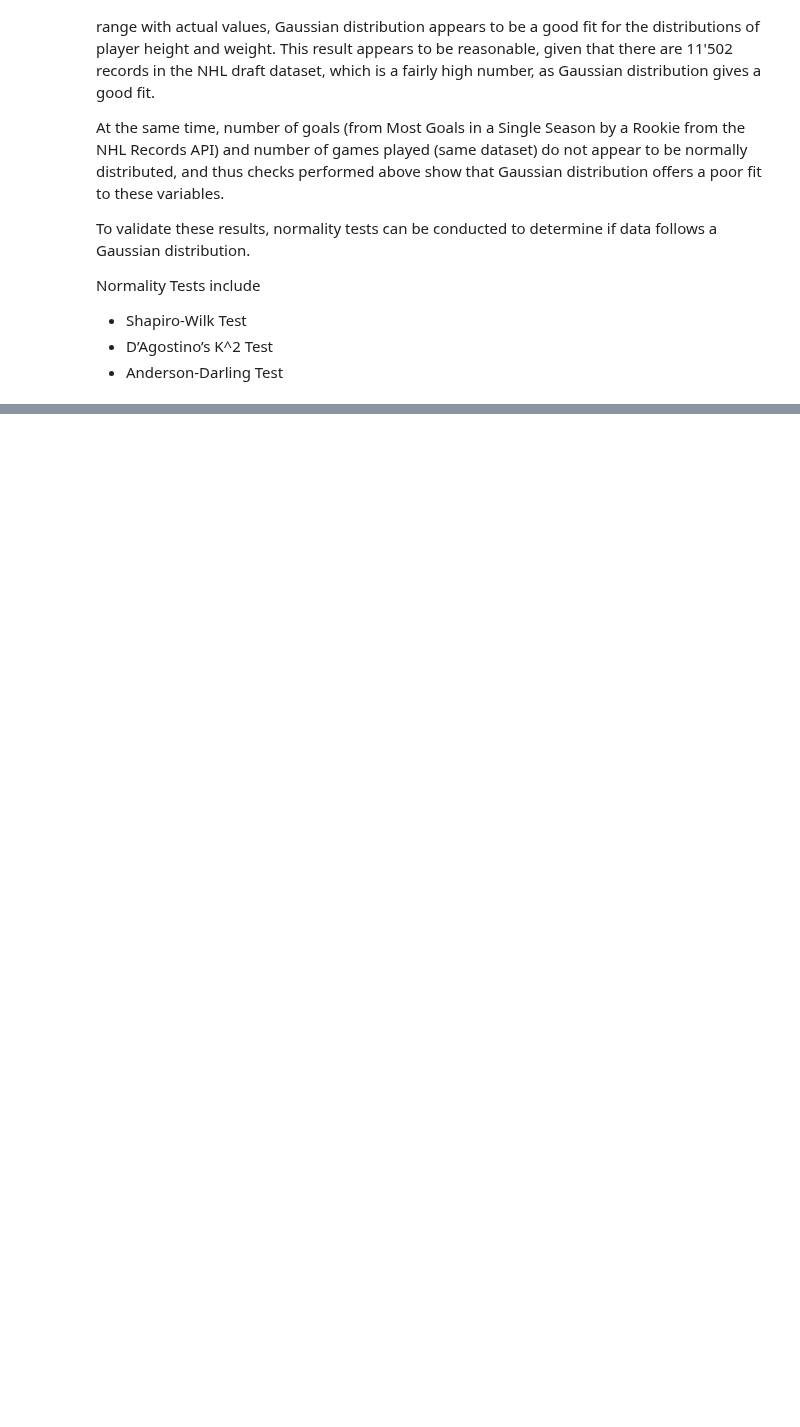
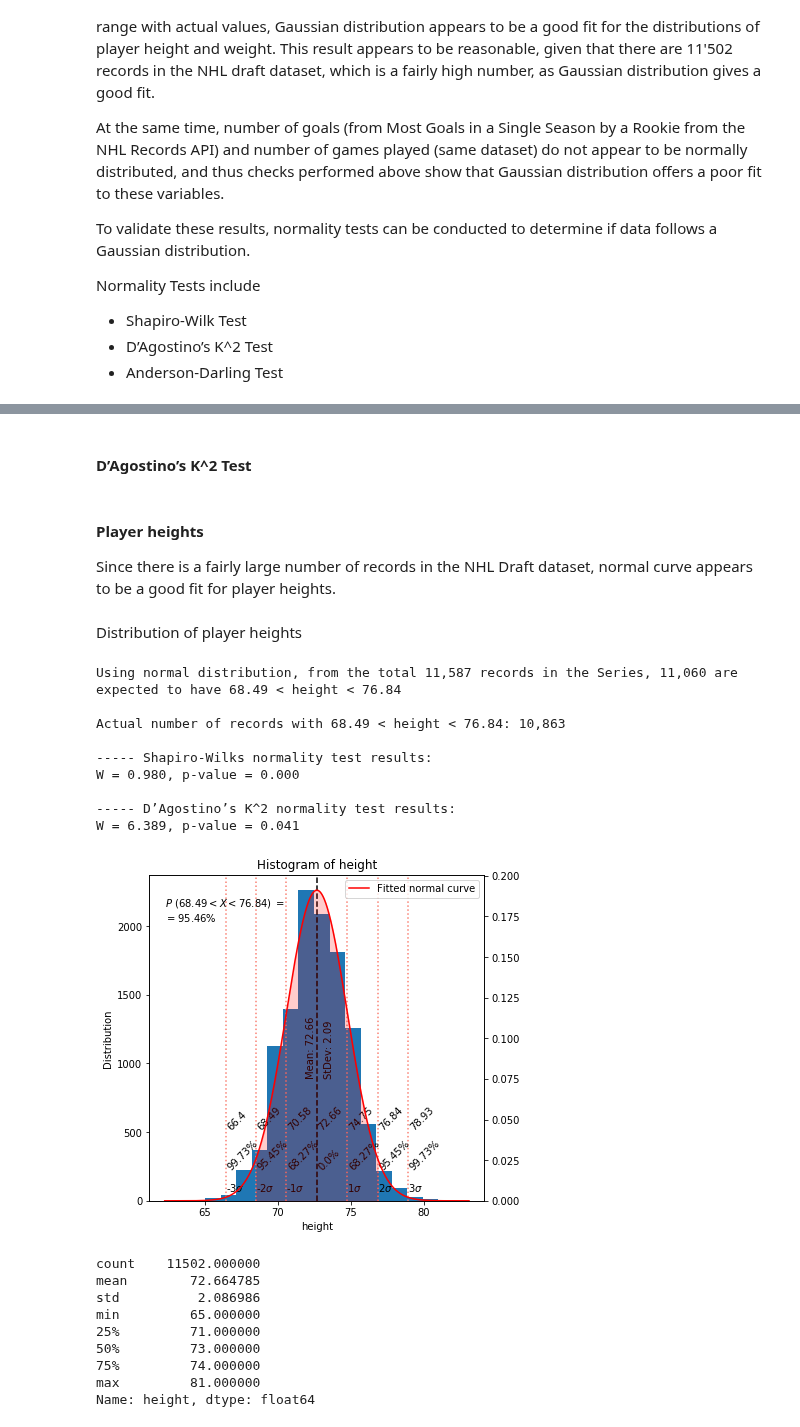
Before and after one commit to stepan-o/nhl_draft, a Jupyter notebook: notebooks/statistical_tests/nhl_draft_api_stests.ipynb, the cells around one changed output, grey strips where cells are left out. Cells and saved outputs as stored; diff of their text form; code cells hidden in the pictures; blank space fills up the shorter version.

```diff
--- a/notebooks/statistical_tests/nhl_draft_api_stests.ipynb
+++ b/notebooks/statistical_tests/nhl_draft_api_stests.ipynb
@@ -128,0 +117,3 @@ and 15 columns
+# %%
+file = 'data/nhl_api/nhl_draft_all_cleaned.csv'
+df = csv_to_df(file)
@@ -295,0 +227,31 @@ where the $x_{(i)}$ are the ordered sample values ($x_{(1)}$ is the smallest) an
+# %% [markdown]
+#### D’Agostino’s K^2 Test
+# %% [markdown]
+#### Player heights
+Since there is a fairly large number of records in the NHL Draft dataset, normal curve appears to be a good fit for player heights.
+# %% [markdown]
+Distribution of player heights
+# %%
+col = 'height'
+fit_norm_dist(df[col], h_bins=15, lab2='from_mean',
+              x_between=(68.49, 76.84))
+# %% [output]
+Using normal distribution, from the total 11,587 records in the Series, 11,060 are expected to have 68.49 < height < 76.84
+
+Actual number of records with 68.49 < height < 76.84: 10,863
+
+----- Shapiro-Wilks normality test results:
+W = 0.980, p-value = 0.000
+
+----- D’Agostino’s K^2 normality test results:
+W = 6.389, p-value = 0.041
+[figure, added]
+count    11502.000000
+mean        72.664785
+std          2.086986
+min         65.000000
+25%         71.000000
+50%         73.000000
+75%         74.000000
+max         81.000000
+Name: height, dtype: float64
```
Also changed, not shown: parts of 15 cells of this notebook.
